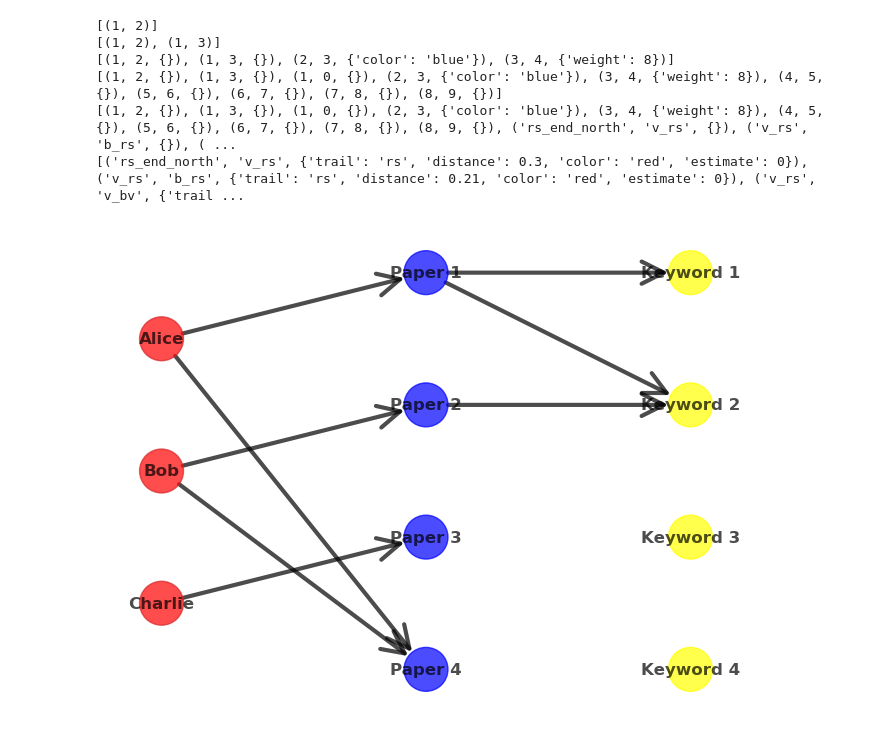
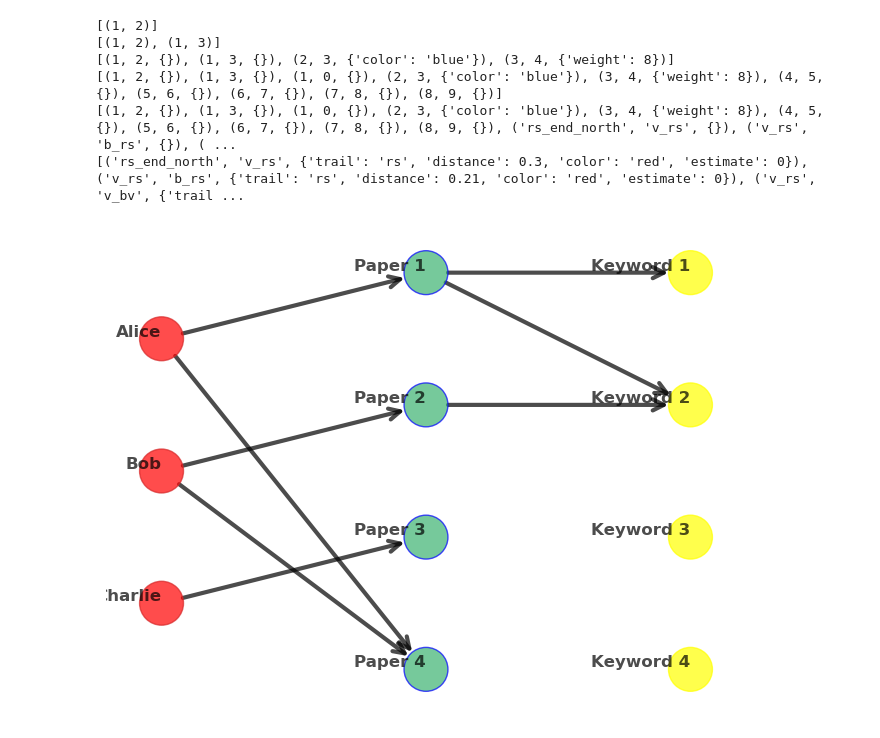
Before and after one commit to jtuchinsky/graphs, a Jupyter notebook: NetworkX Overwview.ipynb, the cells around one changed output. Saved outputs shown, nothing was run; the diff lists cells and outputs as text; code cells hidden in the pictures.

Commit message:
EXperimenting with Graph visualization

```diff
--- a/NetworkX Overwview.ipynb
+++ b/NetworkX Overwview.ipynb
@@ -326,39 +326,41 @@ BG = nx.MultiGraph()
 
 # Add nodes with bipartite information
 BG.add_nodes_from(authors, bipartite=0, node_color="red", node_border_color="tab:red", node_size=1000, node_shape="s")
-BG.add_nodes_from(papers, bipartite=1, node_color="blue", node_border_color="blue", node_size=1000, node_shape="o")
+BG.add_nodes_from(papers, bipartite=1, node_color="mediumseagreen", node_border_color="blue", node_size=1000, node_shape="o")
 BG.add_nodes_from(keywords, bipartite=2, node_color="yellow", node_border_color="yellow", node_size=1000, node_shape="^")
 
 # Add edges with edge labels (optional)
 BG.add_edges_from(edges)
 
 # print(BG.nodes(data=True))
 
 pos = nx.multipartite_layout(BG, subset_key="bipartite")
 
 # print(pos)
 # nx.draw(BG, pos, node_size=1000, alpha=0.7, with_labels=True, font_weight='bold', font_size=12, width=3, edge_color="blue")
 
 colors, border_colors, shapes = zip(*[(d["node_color"], d["node_border_color"], d["node_shape"]) for _, d in BG.nodes(data=True)])
 
 # node_shape=shapes,
 
 # node_colors = ['c' if d["bipartite"] == 0 else 'y' if d["bipartite"] == 2 else 'm' for _, d in BG.nodes(data=True)]
 nx.draw(BG, pos,
         node_size=1000,
         alpha=0.7,
         node_color=colors,
         edgecolors = border_colors,
         with_labels=True,
         font_weight='bold',
         font_size=12,
         width=3,
         arrows=True,
         arrowstyle="->",
-        arrowsize=40,
+        arrowsize=20,
+        horizontalalignment='right',
+        verticalalignment='bottom',
         # node_shape=shapes,
     )
 plt.axis("off")
 plt.show()
 # %% [output]
-[figure, old version]
+[figure, new version]
```
